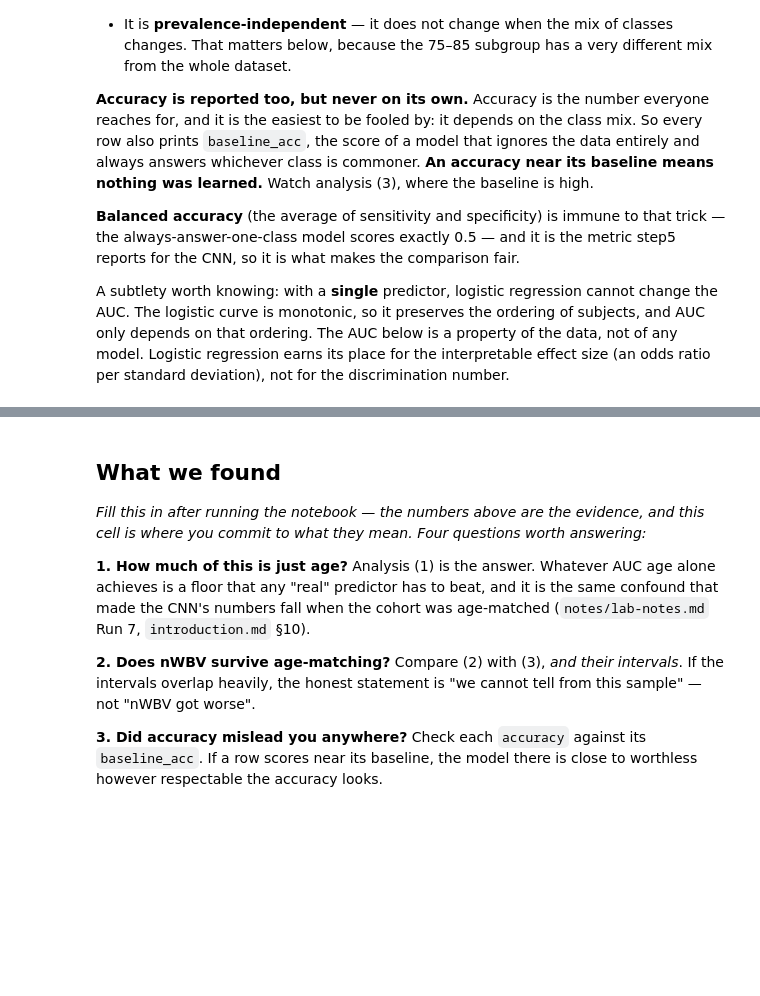
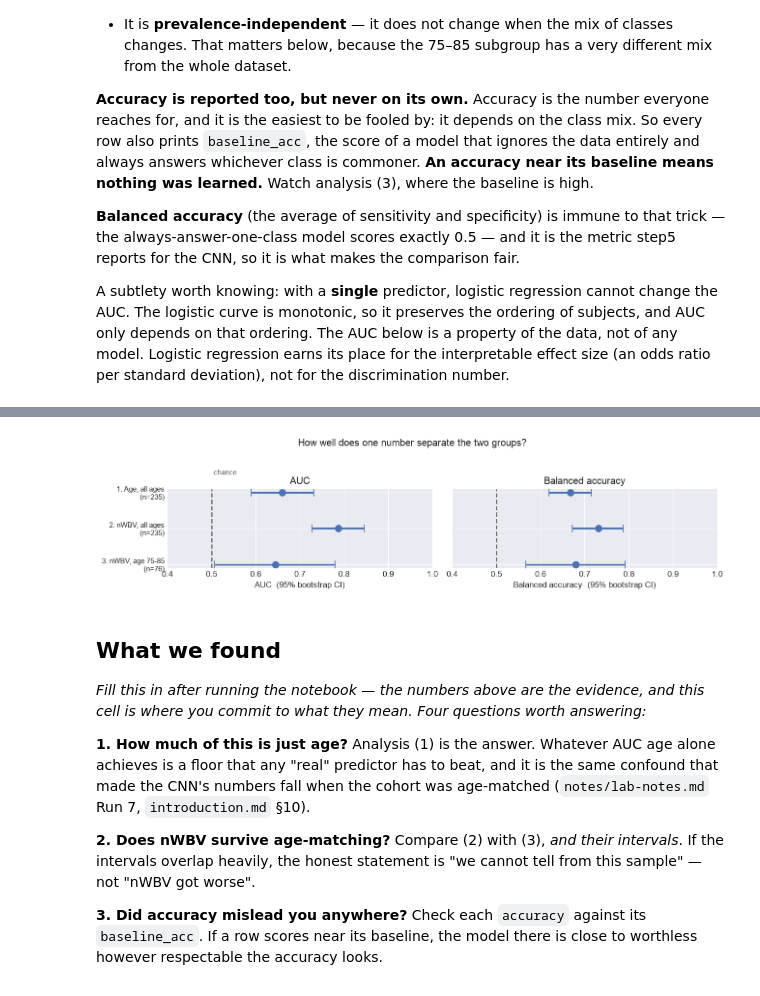
Before and after one commit to emarti/immersion2026-ai-imaging, a Jupyter notebook: internal/jupyter/nWBV.ipynb, the cells around one changed output, grey strips where cells are left out. Cells and saved outputs as stored; diff of their text form; code cells hidden in the pictures; blank space fills up the shorter version.

```diff
--- a/internal/jupyter/nWBV.ipynb
+++ b/internal/jupyter/nWBV.ipynb
@@ -344,0 +333,91 @@ analysis
+# %%
+def bootstrap_auc_and_bal(x, y, higher_means_positive, n_boot=2000, seed=0):
+    """Percentile bootstrap CIs for AUC and balanced accuracy, together.
+
+    AUC needs no model -- with a single predictor it only depends on the ranking of x,
+    so it's computed directly from the (possibly sign-flipped) raw values, exactly like
+    the AUC-only version this replaces. Balanced accuracy is NOT threshold-free, so it
+    needs an actual model and a chosen cutoff: fit logistic regression ONCE on the full
+    sample, sweep its own predicted probabilities for the best-balanced-accuracy
+    threshold, then hold BOTH the fitted model and that threshold fixed across every
+    resample below -- refitting or re-sweeping per resample would silently overstate how
+    good the model is (the same discipline `step7-stack-predictors.py` uses for its own
+    bootstrap CIs).
+    """
+    x = np.asarray(x, dtype=float)
+    y = np.asarray(y, dtype=bool)
+    score = x if higher_means_positive else -x
+
+    z_mean, z_std = x.mean(), x.std(ddof=1)
+    z = ((x - z_mean) / z_std).reshape(-1, 1)
+    lr = LogisticRegression().fit(z, y)
+    p_full = lr.predict_proba(z)[:, 1]
+    threshold, best_bal = 0.5, -1.0
+    for t in np.unique(p_full):
+        pred = p_full >= t
+        sens = (pred & y).sum() / y.sum()
+        spec = ((~pred) & (~y)).sum() / (~y).sum()
+        bal = (sens + spec) / 2
+        if bal > best_bal:
+            best_bal, threshold = bal, t
+
+    rng = np.random.default_rng(seed)
+    auc_draws, bal_draws = [], []
+    for _ in range(n_boot):
+        idx = rng.integers(0, len(y), len(y))
+        yb = y[idx]
+        if yb.all() or not yb.any():   # AUC (and sens/spec) undefined for one class
+            continue
+        auc_draws.append(roc_auc_score(yb, score[idx]))
+        zb = (x[idx] - z_mean) / z_std
+        pb = lr.predict_proba(zb.reshape(-1, 1))[:, 1]
+        pred = pb >= threshold
+        sens = (pred & yb).sum() / yb.sum()
+        spec = ((~pred) & (~yb)).sum() / (~yb).sum()
+        bal_draws.append((sens + spec) / 2)
+
+    auc_draws, bal_draws = np.array(auc_draws), np.array(bal_draws)
+
+    pred_full = p_full >= threshold
+    sens_full = (pred_full & y).sum() / y.sum()
+    spec_full = ((~pred_full) & (~y)).sum() / (~y).sum()
+
+    return {
+        'AUC': roc_auc_score(y, score),
+        'AUC_lo': np.percentile(auc_draws, 2.5), 'AUC_hi': np.percentile(auc_draws, 97.5),
+        'bal_acc': (sens_full + spec_full) / 2,
+        'bal_acc_lo': np.percentile(bal_draws, 2.5), 'bal_acc_hi': np.percentile(bal_draws, 97.5),
+    }
+
+
+specs = [
+    ('1. Age, all ages', df['Age'], df['CDR_positive'], True),
+    ('2. nWBV, all ages', df['nWBV'], df['CDR_positive'], False),
+    ('3. nWBV, age 75-85', df.loc[in_band, 'nWBV'], df.loc[in_band, 'CDR_positive'], False),
+]
+
+ci_rows = []
+for name, x, y, direction in specs:
+    ci_rows.append({'analysis': name, 'n': len(y), **bootstrap_auc_and_bal(x, y, direction)})
+
+ci = pd.DataFrame(ci_rows).set_index('analysis')
+print(ci.round(3))
+
+fig, (ax_auc, ax_bal) = plt.subplots(1, 2, figsize=(11, 2.8), sharey=True)
+ypos = np.arange(len(ci))[::-1]
+for ax, key, title in [(ax_auc, 'AUC', 'AUC'), (ax_bal, 'bal_acc', 'Balanced accuracy')]:
+    vals = ci[key]
+    lo, hi = ci[f'{key}_lo'], ci[f'{key}_hi']
+    ax.errorbar(vals, ypos, xerr=[vals - lo, hi - vals],
+                fmt='o', color='#4C72B0', capsize=5, markersize=8, elinewidth=2)
+    ax.axvline(0.5, color='0.4', linestyle='--', linewidth=1.5)
+    ax.set_xlabel(f'{title}  (95% bootstrap CI)')
+    ax.set_xlim(0.4, 1.0)
+    ax.set_title(title)
+ax_auc.text(0.5, ypos.max() + 0.45, ' chance', va='bottom', ha='left', color='0.35', fontsize=9)
+ax_auc.set_yticks(ypos)
+ax_auc.set_yticklabels([f'{i}\n(n={n})' for i, n in zip(ci.index, ci['n'])], fontsize=9)
+fig.suptitle('How well does one number separate the two groups?')
+fig.tight_layout()
+plt.show()
+# %% [output]
@@ -345,3 +435,4 @@ analysis
+[figure, added]
 # %% [markdown]
 ## What we found
 
```
Also changed, not shown: parts of 8 cells of this notebook, 17 other files.
